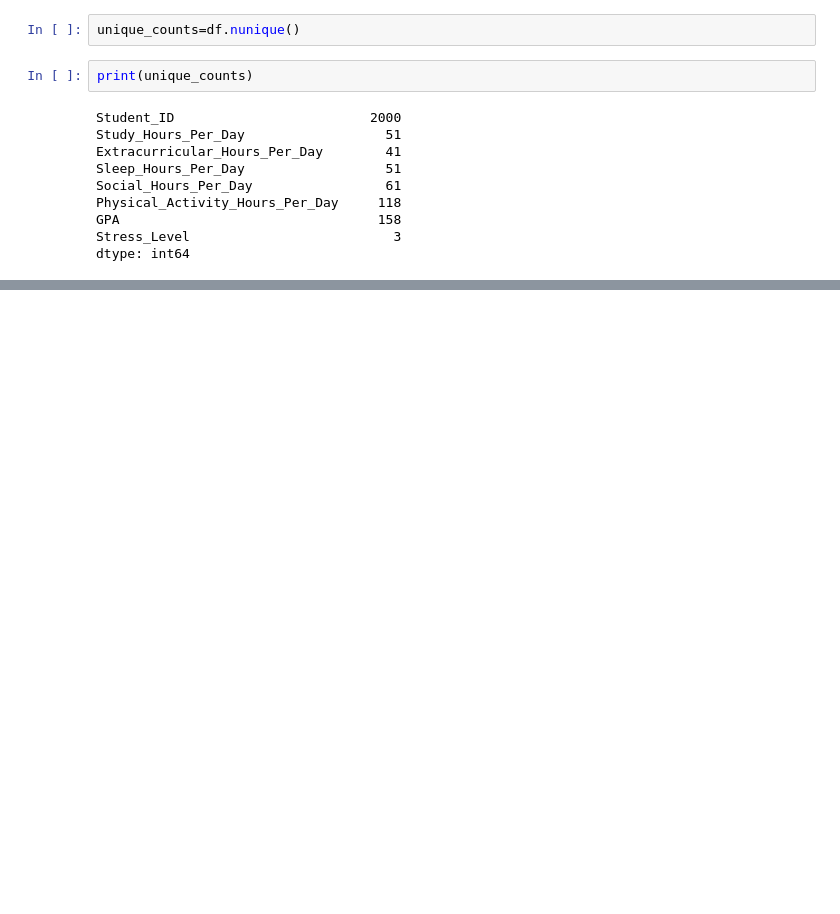
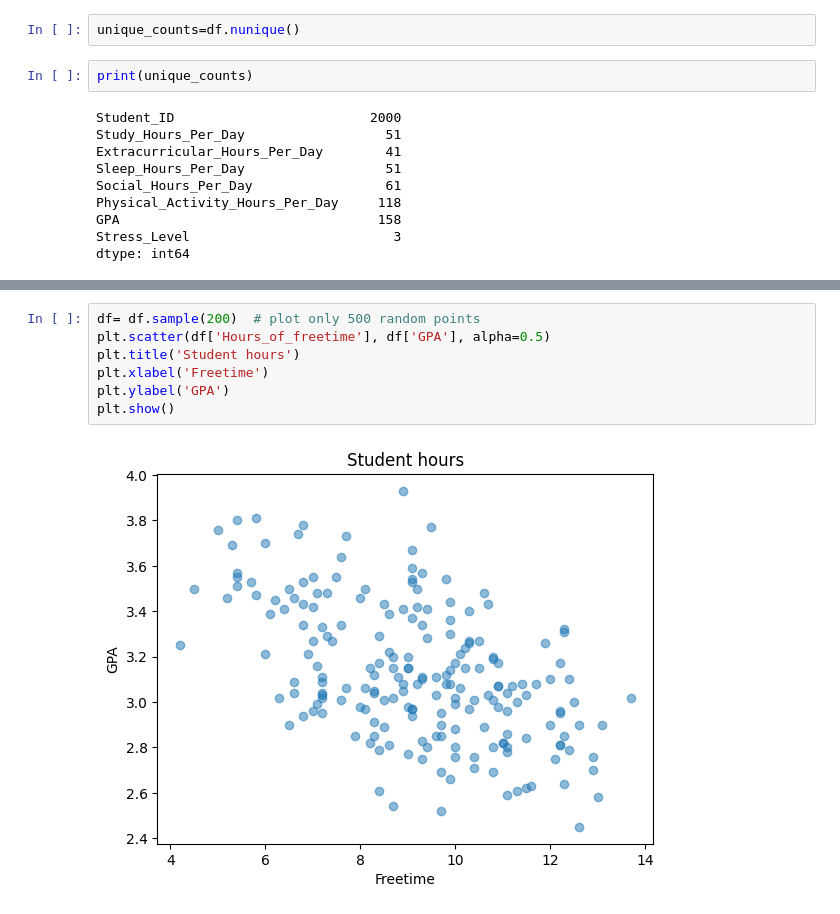
Before and after one commit to muradiali220-spec/Makeen-data-science-AI-, a Jupyter notebook: project.ipynb, the cells around one changed output, grey strips where cells are left out. Saved outputs shown, nothing was run; the diff lists cells and outputs as text; blank space fills up the shorter version.

```diff
--- a/project.ipynb
+++ b/project.ipynb
@@ -121,0 +238,9 @@ dtype: int64
+# %%
+df= df.sample(200)  # plot only 500 random points
+plt.scatter(df['Hours_of_freetime'], df['GPA'], alpha=0.5)
+plt.title('Student hours')
+plt.xlabel('Freetime')
+plt.ylabel('GPA')
+plt.show()
+# %% [output]
+[figure, added]
```
Also changed, not shown: parts of 23 cells of this notebook.
